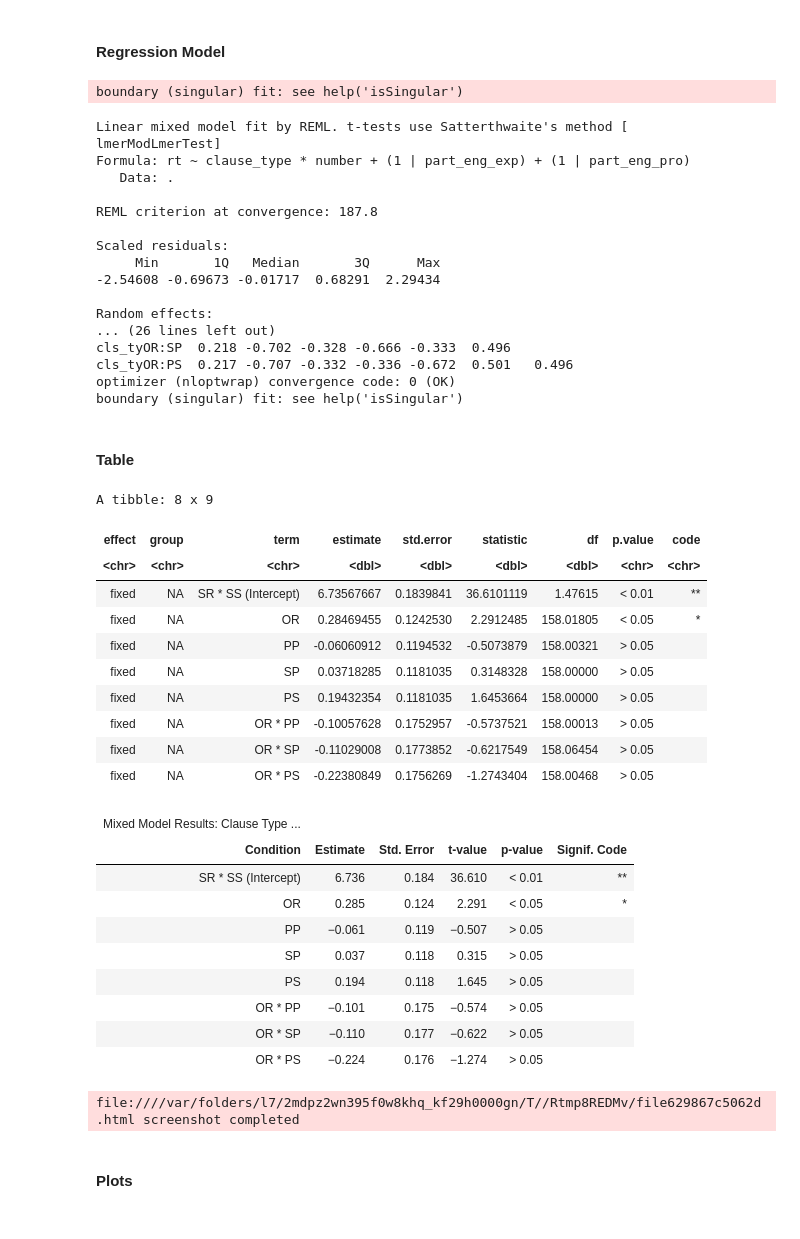
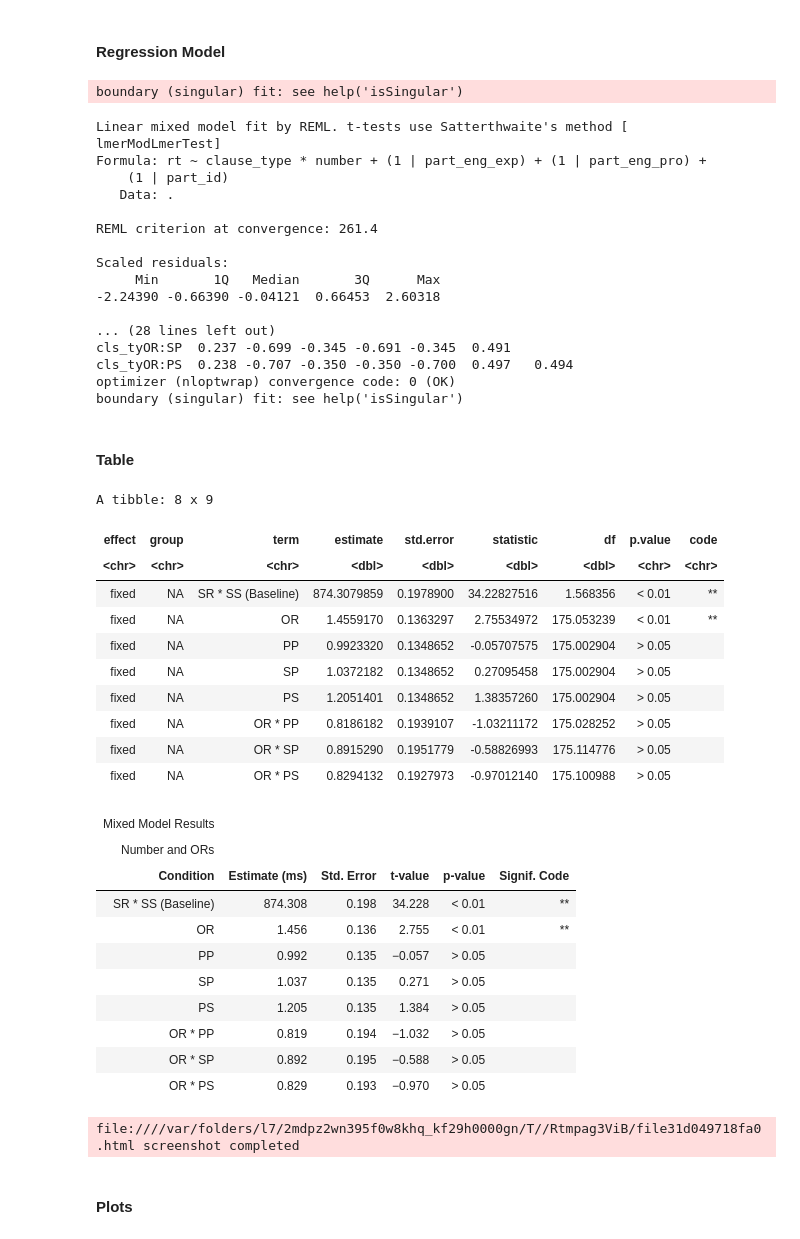
Before and after one commit to Vieju17/SelfPaced_Reading_Task_Data, a Jupyter notebook: sprt_analysis.ipynb, the cells around one changed output. Saved outputs shown, nothing was run; the diff lists cells and outputs as text; code cells hidden in the pictures.

```diff
--- a/sprt_analysis.ipynb
+++ b/sprt_analysis.ipynb
@@ -171,7 +193,8 @@ df_raw <- reduce(
     list(
         select(read.csv("./data/29.csv"), part_id, task, item_number, item_type, clause_type, number, segment, rt, correct),
         select(read.csv("./data/31.csv"), part_id, task, item_number, item_type, clause_type, number, segment, rt, correct),
-        select(read.csv("./data/32.csv"), part_id, task, item_number, item_type, clause_type, number, segment, rt, correct)
+        select(read.csv("./data/32.csv"), part_id, task, item_number, item_type, clause_type, number, segment, rt, correct),
+        select(read.csv("./data/37.csv"), part_id, task, item_number, item_type, clause_type, number, segment, rt, correct)
     ),
     rbind
 )
@@ -526,25 +516,25 @@ ggsave(filename = "lm_clause_segment_plot.svg", path = plots_path, height = 10,
 # %%
 lm_number <- df_merged %>%
     filter(segment %in% c("S3", "S4")) %>%
-    lmer(data = ., rt ~ clause_type * number + (1 | part_eng_exp) + (1 | part_eng_pro))
+    lmer(data = ., rt ~ clause_type * number + (1 | part_eng_exp) + (1 | part_eng_pro) + (1 | part_id))
 summary(lm_number)
 # %% [output]
 boundary (singular) fit: see help('isSingular')
 Linear mixed model fit by REML. t-tests use Satterthwaite's method [
 lmerModLmerTest]
-Formula: rt ~ clause_type * number + (1 | part_eng_exp) + (1 | part_eng_pro)
+Formula: rt ~ clause_type * number + (1 | part_eng_exp) + (1 | part_eng_pro) +
+    (1 | part_id)
    Data: .
 
-REML criterion at convergence: 187.8
+REML criterion at convergence: 261.4
 
 Scaled residuals:
      Min       1Q   Median       3Q      Max
--2.54608 -0.69673 -0.01717  0.68291  2.29434
+-2.24390 -0.66390 -0.04121  0.66453  2.60318
 
-Random effects:
-... (26 lines left out)
-cls_tyOR:SP  0.218 -0.702 -0.328 -0.666 -0.333  0.496
-cls_tyOR:PS  0.217 -0.707 -0.332 -0.336 -0.672  0.501   0.496
+... (28 lines left out)
+cls_tyOR:SP  0.237 -0.699 -0.345 -0.691 -0.345  0.491
+cls_tyOR:PS  0.238 -0.707 -0.350 -0.350 -0.700  0.497   0.494
 optimizer (nloptwrap) convergence code: 0 (OK)
 boundary (singular) fit: see help('isSingular')
 # %% [markdown]
@@ -554,6 +544,7 @@ lm_number_tidy <- lm_number %>%
     tidy() %>%
     filter(effect == "fixed") %>%
     mutate(
+        estimate = exp(estimate),
         p.value = case_when(
             p.value < 0.001 ~ "< 0.001",
             p.value < 0.01 ~ "< 0.01",
@@ -561,7 +552,7 @@ lm_number_tidy <- lm_number %>%
             p.value > 0.05 ~ "> 0.05",
         ),
         term = case_when(
-            term == "(Intercept)" ~ "SR * SS (Intercept)",
+            term == "(Intercept)" ~ "SR * SS (Baseline)",
             term == "clause_typeOR" ~ "OR",
             term == "numberPP" ~ "PP",
             term == "numberSP" ~ "SP",
@@ -583,59 +574,60 @@ lm_number_tidy
 A tibble: 8 x 9
 | effect | group | term | estimate | std.error | statistic | df | p.value | code |
 | <chr> | <chr> | <chr> | <dbl> | <dbl> | <dbl> | <dbl> | <chr> | <chr> |
-| fixed | NA | SR * SS (Intercept) | 6.73567667 | 0.1839841 | 36.6101119 | 1.47615 | < 0.01 | ** |
-| fixed | NA | OR | 0.28469455 | 0.1242530 | 2.2912485 | 158.01805 | < 0.05 | * |
-| fixed | NA | PP | -0.06060912 | 0.1194532 | -0.5073879 | 158.00321 | > 0.05 |  |
-| fixed | NA | SP | 0.03718285 | 0.1181035 | 0.3148328 | 158.00000 | > 0.05 |  |
-| fixed | NA | PS | 0.19432354 | 0.1181035 | 1.6453664 | 158.00000 | > 0.05 |  |
-| fixed | NA | OR * PP | -0.10057628 | 0.1752957 | -0.5737521 | 158.00013 | > 0.05 |  |
-| fixed | NA | OR * SP | -0.11029008 | 0.1773852 | -0.6217549 | 158.06454 | > 0.05 |  |
-| fixed | NA | OR * PS | -0.22380849 | 0.1756269 | -1.2743404 | 158.00468 | > 0.05 |  |
+| fixed | NA | SR * SS (Baseline) | 874.3079859 | 0.1978900 | 34.22827516 | 1.568356 | < 0.01 | ** |
+| fixed | NA | OR | 1.4559170 | 0.1363297 | 2.75534972 | 175.053239 | < 0.01 | ** |
+| fixed | NA | PP | 0.9923320 | 0.1348652 | -0.05707575 | 175.002904 | > 0.05 |  |
+| fixed | NA | SP | 1.0372182 | 0.1348652 | 0.27095458 | 175.002904 | > 0.05 |  |
+| fixed | NA | PS | 1.2051401 | 0.1348652 | 1.38357260 | 175.002904 | > 0.05 |  |
+| fixed | NA | OR * PP | 0.8186182 | 0.1939107 | -1.03211172 | 175.028252 | > 0.05 |  |
+| fixed | NA | OR * SP | 0.8915290 | 0.1951779 | -0.58826993 | 175.114776 | > 0.05 |  |
+| fixed | NA | OR * PS | 0.8294132 | 0.1927973 | -0.97012140 | 175.100988 | > 0.05 |  |
 # %%
 lm_number_table <- lm_number_tidy %>%
     gt() %>%
     cols_hide(columns = c(effect, group, df)) %>%
     tab_options(
         table.width = 565,
         table.font.names = "Times",
         table.font.size = 12,
         table.border.top.width = 0,
-        heading.padding = 10,
         heading.title.font.size = 12,
         heading.subtitle.font.size = 11,
         column_labels.font.weight = "bold",
         heading.border.bottom.color = accent_color,
         column_labels.background.color = accent_color
     ) %>%
     tab_header(
-        title = md("**Mixed Model Results: Clause Type * Number**")
+        title = md("**Mixed Model Results**"),
+        subtitle = md("**Number and ORs**")
     ) %>%
     cols_label(
         term = "Condition",
-        estimate = "Estimate",
+        estimate = "Estimate (ms)",
         std.error = "Std. Error",
         statistic = md("*t*-value"),
         p.value = md("*p*-value"),
         code = "Signif. Code"
     ) %>%
     fmt_number(
         columns = c(term, estimate, std.error, statistic, p.value),
         decimals = 3
     )
 
 display_html(as_raw_html(lm_number_table))
 gtsave(lm_number_table, filename = "number_table.png", path = tables_path)
 # %% [output]
-| Mixed Model Results: Clause Type ... |  |  |  |  |  |
-| Condition | Estimate | Std. Error | t-value | p-value | Signif. Code |
-| SR * SS (Intercept) | 6.736 | 0.184 | 36.610 | < 0.01 | ** |
-| OR | 0.285 | 0.124 | 2.291 | < 0.05 | * |
-| PP | −0.061 | 0.119 | −0.507 | > 0.05 |  |
-| SP | 0.037 | 0.118 | 0.315 | > 0.05 |  |
-| PS | 0.194 | 0.118 | 1.645 | > 0.05 |  |
-| OR * PP | −0.101 | 0.175 | −0.574 | > 0.05 |  |
-| OR * SP | −0.110 | 0.177 | −0.622 | > 0.05 |  |
-| OR * PS | −0.224 | 0.176 | −1.274 | > 0.05 |  |
+| Mixed Model Results |  |  |  |  |  |
+| Number and ORs |  |  |  |  |  |
+| Condition | Estimate (ms) | Std. Error | t-value | p-value | Signif. Code |
+| SR * SS (Baseline) | 874.308 | 0.198 | 34.228 | < 0.01 | ** |
+| OR | 1.456 | 0.136 | 2.755 | < 0.01 | ** |
+| PP | 0.992 | 0.135 | −0.057 | > 0.05 |  |
+| SP | 1.037 | 0.135 | 0.271 | > 0.05 |  |
+| PS | 1.205 | 0.135 | 1.384 | > 0.05 |  |
+| OR * PP | 0.819 | 0.194 | −1.032 | > 0.05 |  |
+| OR * SP | 0.892 | 0.195 | −0.588 | > 0.05 |  |
+| OR * PS | 0.829 | 0.193 | −0.970 | > 0.05 |  |
-file:////var/folders/l7/2mdpz2wn395f0w8khq_kf29h0000gn/T//Rtmp8REDMv/file629867c5062d.html screenshot completed
+file:////var/folders/l7/2mdpz2wn395f0w8khq_kf29h0000gn/T//Rtmpag3ViB/file31d049718fa0.html screenshot completed
 # %% [markdown]
 #### Plots
```
Also changed, not shown: parts of 22 cells of this notebook, 28 other files.
